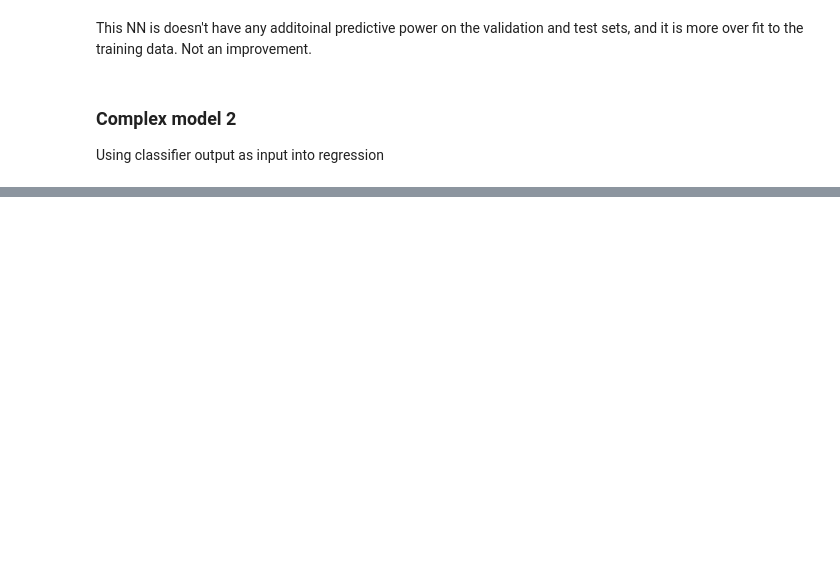
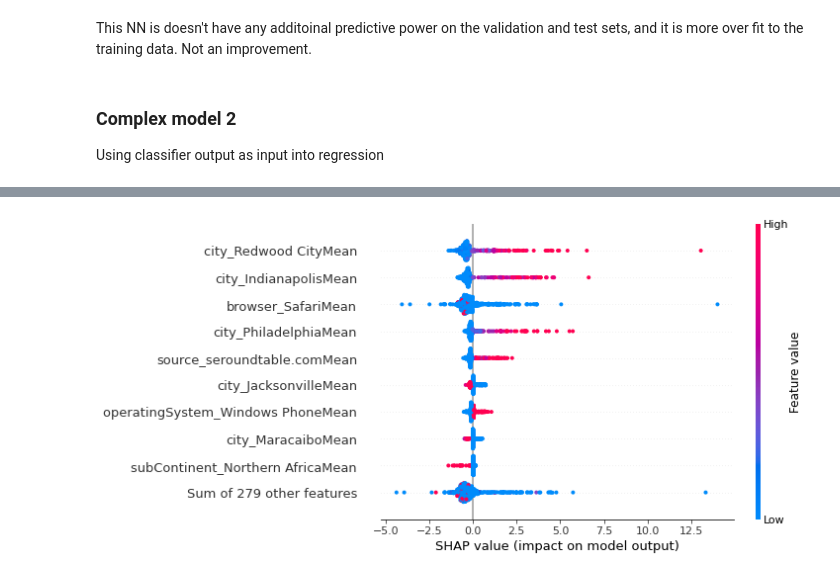
Before and after one commit to b-c-murphy/Capstone_GA-Revenue-Prediction, a Jupyter notebook: Feature Engineering, Processing and Modelling.ipynb, the cells around one changed output, grey strips where cells are left out. Drawn from its saved outputs; the diff is of its cells as text; code cells hidden in the pictures; blank space fills up the shorter version.

```diff
--- a/Feature Engineering, Processing and Modelling.ipynb
+++ b/Feature Engineering, Processing and Modelling.ipynb
@@ -1093,0 +1371,4 @@ This model produced a test RMSE that is a tiny bit lower than the two sequential
+# %%
+shap.plots.beeswarm(shap_values, max_display=10)
+# %% [output]
+[figure, added]
```
Also changed, not shown: parts of 67 cells of this notebook, 4 other files.
